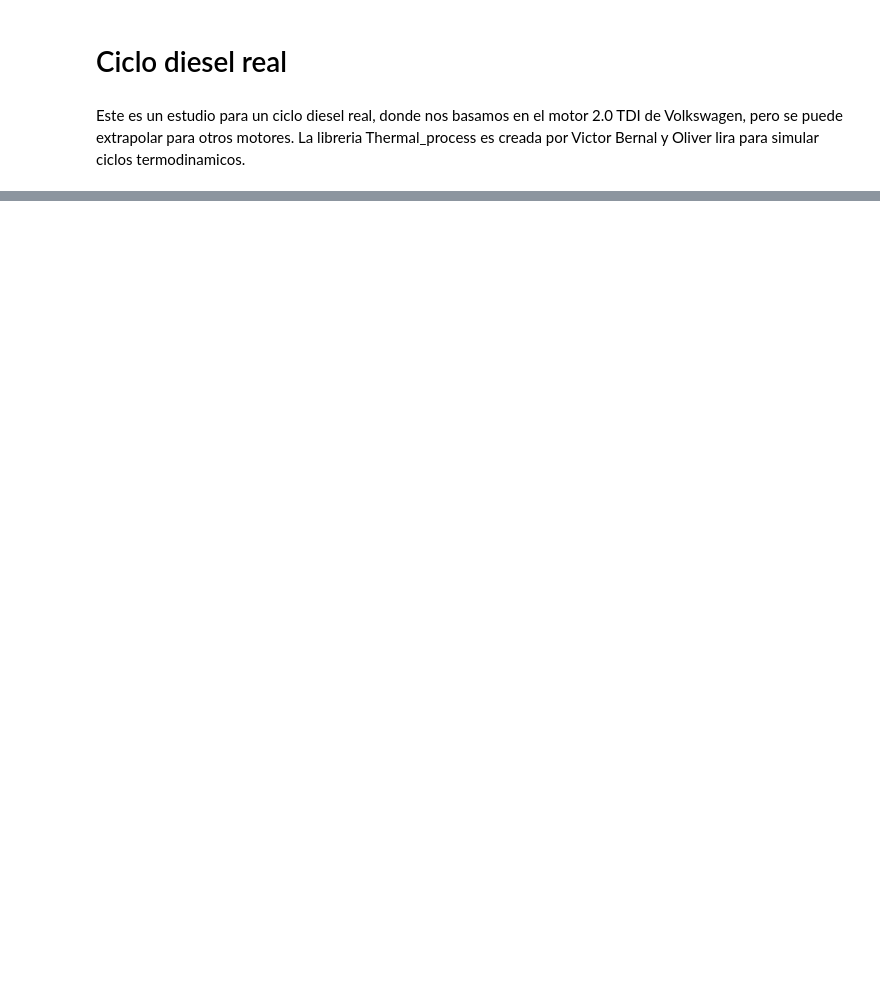
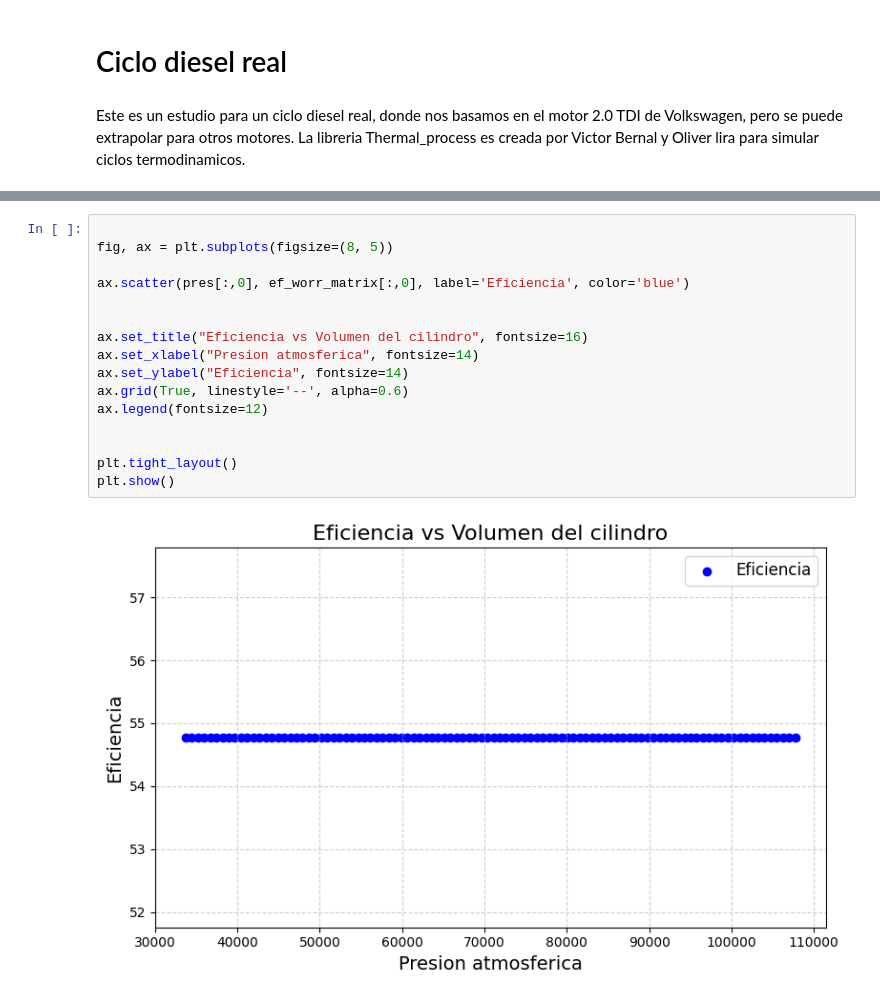
Before and after one commit to Vicber507/Diesel-Real, a Jupyter notebook: ciclo_diesel_4tiempos.ipynb, the cells around one changed output, grey strips where cells are left out. Saved outputs shown, nothing was run; the diff lists cells and outputs as text; blank space fills up the shorter version.

```diff
--- a/ciclo_diesel_4tiempos.ipynb
+++ b/ciclo_diesel_4tiempos.ipynb
@@ -152,0 +273,18 @@ plt.show()
+# %%
+
+fig, ax = plt.subplots(figsize=(8, 5))
+
+ax.scatter(pres[:,0], ef_worr_matrix[:,0], label='Eficiencia', color='blue')
+
+
+ax.set_title("Eficiencia vs Volumen del cilindro", fontsize=16)
+ax.set_xlabel("Presion atmosferica", fontsize=14)
+ax.set_ylabel("Eficiencia", fontsize=14)
+ax.grid(True, linestyle='--', alpha=0.6)
+ax.legend(fontsize=12)
+
+
+plt.tight_layout()
+plt.show()
+# %% [output]
+[figure, added]
```
Also changed, not shown: parts of 25 cells of this notebook, 1 other file.
